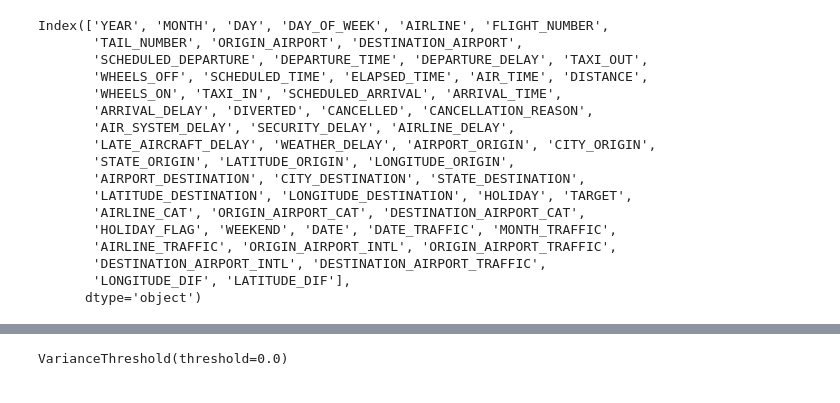
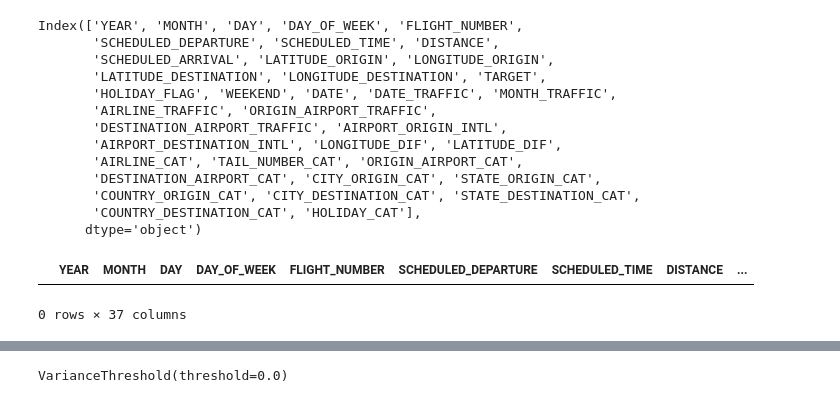
Before and after one commit to hanh-nguyen/flightstatus, a Jupyter notebook: dev/model_training_xgboost.ipynb, the cells around one changed output, grey strips where cells are left out. Cells and saved outputs as stored; diff of their text form; code cells hidden in the pictures.

```diff
--- a/dev/model_training_xgboost.ipynb
+++ b/dev/model_training_xgboost.ipynb
@@ -51,20 +18,16 @@ data.head()
 # %%
-data.columns
+flights.columns
 # %% [output]
-Index(['YEAR', 'MONTH', 'DAY', 'DAY_OF_WEEK', 'AIRLINE', 'FLIGHT_NUMBER',
-       'TAIL_NUMBER', 'ORIGIN_AIRPORT', 'DESTINATION_AIRPORT',
-       'SCHEDULED_DEPARTURE', 'DEPARTURE_TIME', 'DEPARTURE_DELAY', 'TAXI_OUT',
-       'WHEELS_OFF', 'SCHEDULED_TIME', 'ELAPSED_TIME', 'AIR_TIME', 'DISTANCE',
-       'WHEELS_ON', 'TAXI_IN', 'SCHEDULED_ARRIVAL', 'ARRIVAL_TIME',
-       'ARRIVAL_DELAY', 'DIVERTED', 'CANCELLED', 'CANCELLATION_REASON',
-       'AIR_SYSTEM_DELAY', 'SECURITY_DELAY', 'AIRLINE_DELAY',
-       'LATE_AIRCRAFT_DELAY', 'WEATHER_DELAY', 'AIRPORT_ORIGIN', 'CITY_ORIGIN',
-       'STATE_ORIGIN', 'LATITUDE_ORIGIN', 'LONGITUDE_ORIGIN',
-       'AIRPORT_DESTINATION', 'CITY_DESTINATION', 'STATE_DESTINATION',
-       'LATITUDE_DESTINATION', 'LONGITUDE_DESTINATION', 'HOLIDAY', 'TARGET',
-       'AIRLINE_CAT', 'ORIGIN_AIRPORT_CAT', 'DESTINATION_AIRPORT_CAT',
+Index(['YEAR', 'MONTH', 'DAY', 'DAY_OF_WEEK', 'FLIGHT_NUMBER',
+       'SCHEDULED_DEPARTURE', 'SCHEDULED_TIME', 'DISTANCE',
+       'SCHEDULED_ARRIVAL', 'LATITUDE_ORIGIN', 'LONGITUDE_ORIGIN',
+       'LATITUDE_DESTINATION', 'LONGITUDE_DESTINATION', 'TARGET',
        'HOLIDAY_FLAG', 'WEEKEND', 'DATE', 'DATE_TRAFFIC', 'MONTH_TRAFFIC',
-       'AIRLINE_TRAFFIC', 'ORIGIN_AIRPORT_INTL', 'ORIGIN_AIRPORT_TRAFFIC',
-       'DESTINATION_AIRPORT_INTL', 'DESTINATION_AIRPORT_TRAFFIC',
-       'LONGITUDE_DIF', 'LATITUDE_DIF'],
+       'AIRLINE_TRAFFIC', 'ORIGIN_AIRPORT_TRAFFIC',
+       'DESTINATION_AIRPORT_TRAFFIC', 'AIRPORT_ORIGIN_INTL',
+       'AIRPORT_DESTINATION_INTL', 'LONGITUDE_DIF', 'LATITUDE_DIF',
+       'AIRLINE_CAT', 'TAIL_NUMBER_CAT', 'ORIGIN_AIRPORT_CAT',
+       'DESTINATION_AIRPORT_CAT', 'CITY_ORIGIN_CAT', 'STATE_ORIGIN_CAT',
+       'COUNTRY_ORIGIN_CAT', 'CITY_DESTINATION_CAT', 'STATE_DESTINATION_CAT',
+       'COUNTRY_DESTINATION_CAT', 'HOLIDAY_CAT'],
       dtype='object')
@@ -73 +34,6 @@ NOT_USED = ['SCHEDULED_TIME', 'WEATHER_DELAY', 'CANCELLATION_REASON', 'CANCELLED
+# %%
+flights[flights.ORIGIN_AIRPORT_CAT.isnull()]
+# %% [output]
+|  | YEAR | MONTH | DAY | DAY_OF_WEEK | FLIGHT_NUMBER | SCHEDULED_DEPARTURE | SCHEDULED_TIME | DISTANCE | ... |
+0 rows × 37 columns
 # %%
```
Also changed, not shown: parts of 22 cells of this notebook, 3 other files.
